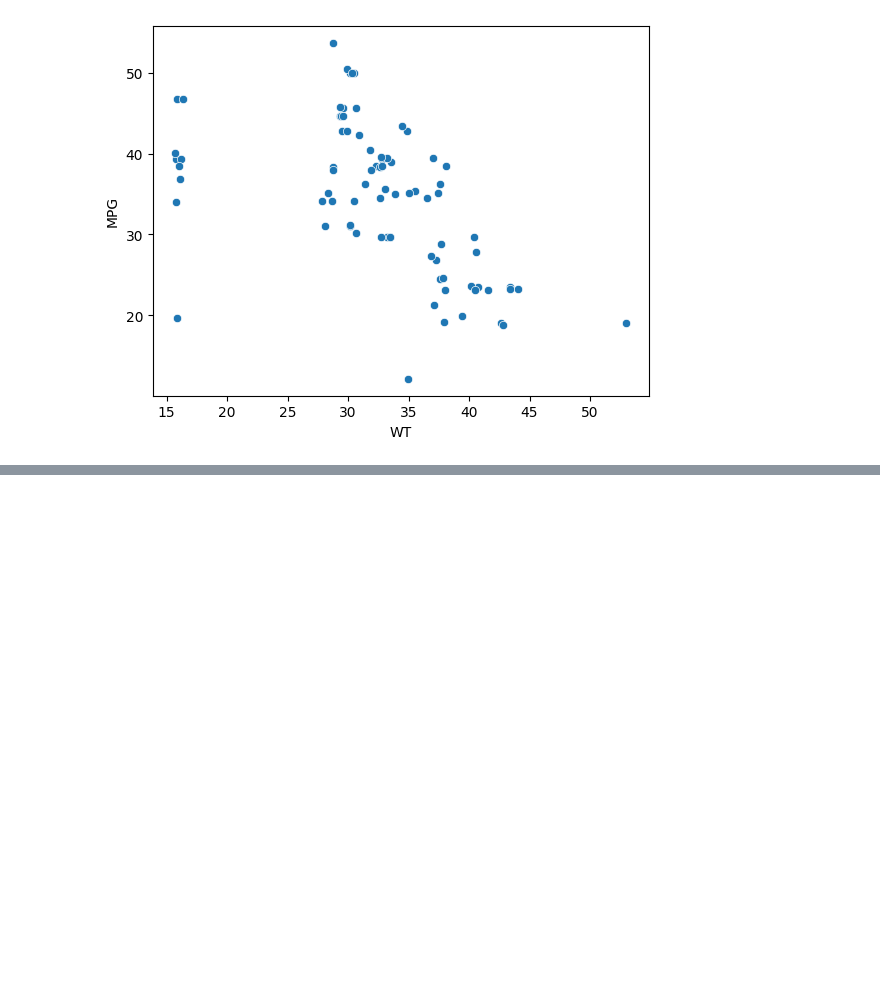
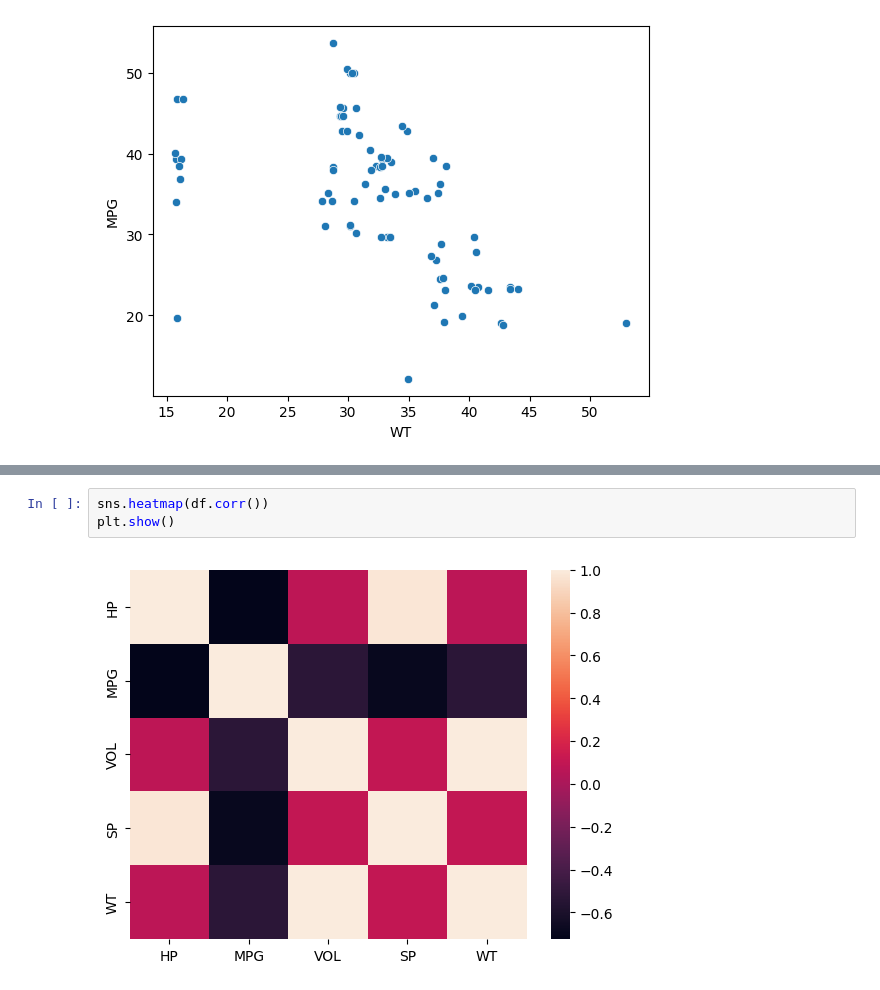
Before and after one commit to Rahul-Chandra-Karupakala/Python_codes, a Jupyter notebook: AD(5-2-25).ipynb, the cells around one changed output, grey strips where cells are left out. Drawn from its saved outputs; the diff is of its cells as text; blank space fills up the shorter version.

```diff
--- a/AD(5-2-25).ipynb
+++ b/AD(5-2-25).ipynb
@@ -147,0 +157,5 @@ plt.show()
+# %%
+sns.heatmap(df.corr())
+plt.show()
+# %% [output]
+[figure, added]
```
Also changed, not shown: parts of 9 cells of this notebook.
